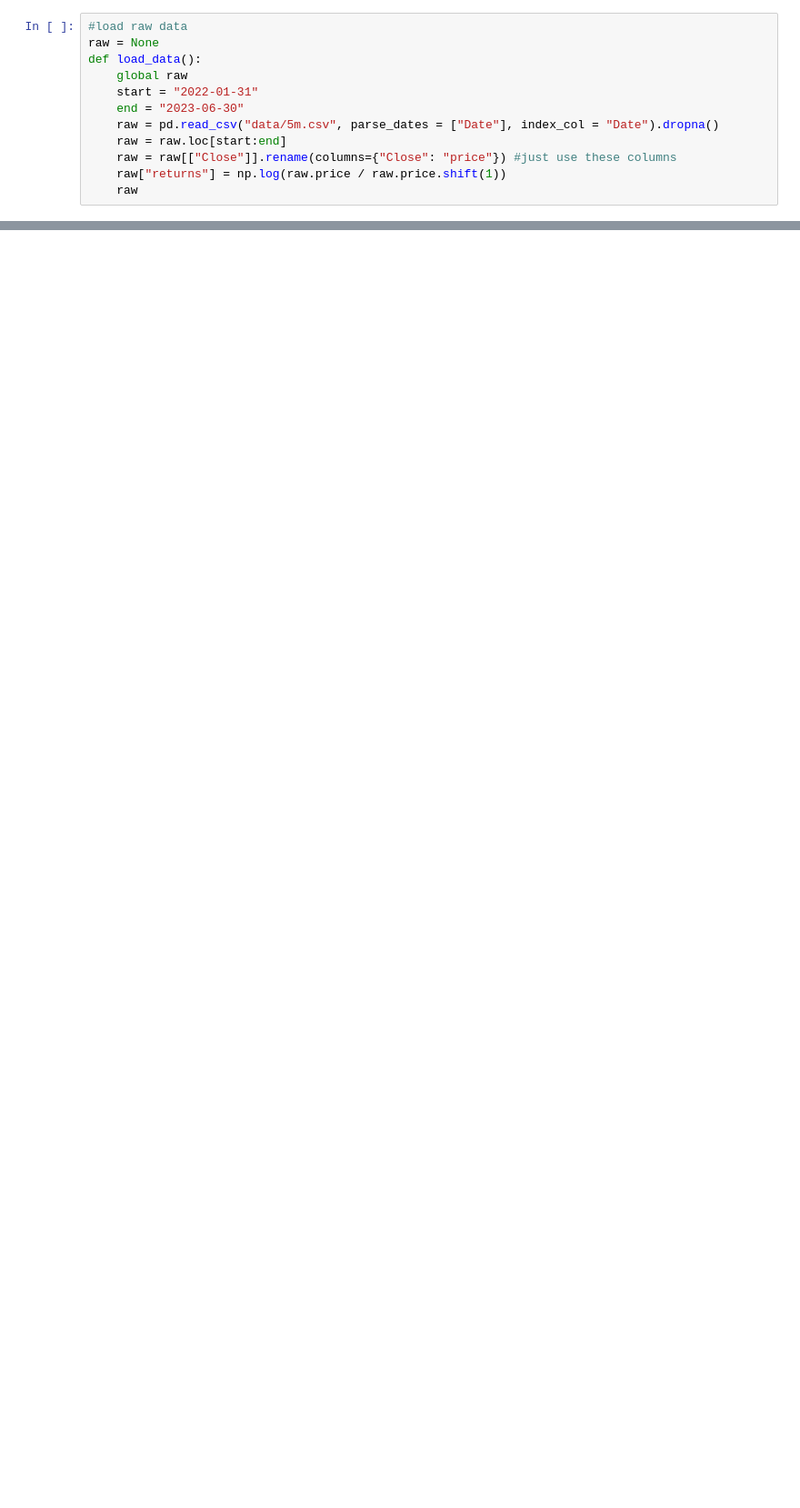
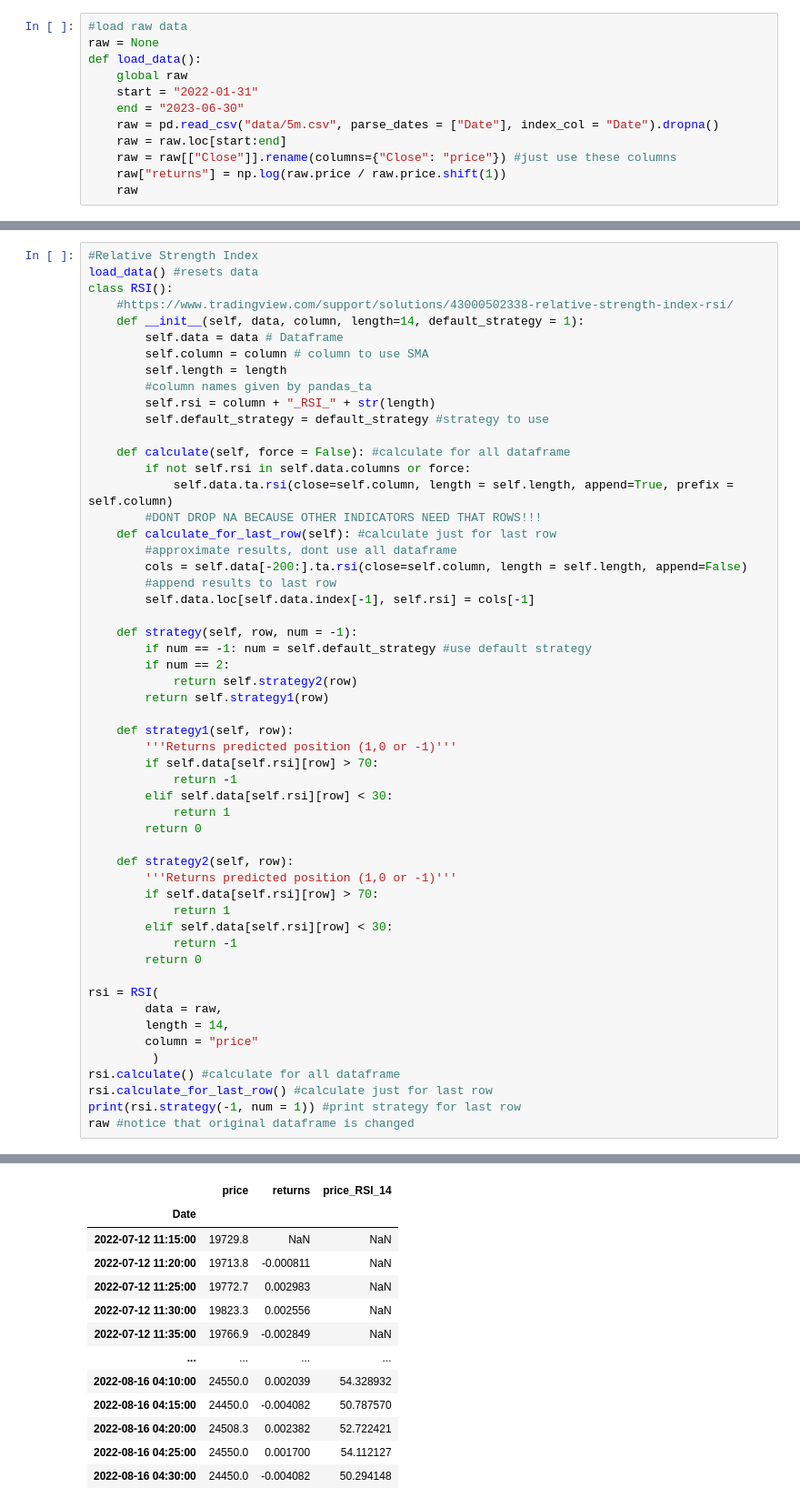
Before and after one commit to mauricioavs/trading-bot, a Jupyter notebook: Technical Indicators.ipynb, the cells around one changed output, grey strips where cells are left out. Shown at 91% size. Drawn from its saved outputs; the diff is of its cells as text; blank space fills up the shorter version.

```diff
--- a/Technical Indicators.ipynb
+++ b/Technical Indicators.ipynb
@@ -297,0 +362,55 @@ raw[["price|BBs|1|50|Lower", "price|BBs|1|50|Upper"]].plot(figsize = (12, 8))
+# %%
+#Relative Strength Index
+load_data() #resets data
+class RSI():
+    #https://www.tradingview.com/support/solutions/43000502338-relative-strength-index-rsi/
+    def __init__(self, data, column, length=14, default_strategy = 1):
+        self.data = data # Dataframe
+        self.column = column # column to use SMA
+        self.length = length
+        #column names given by pandas_ta
+        self.rsi = column + "_RSI_" + str(length)
+        self.default_strategy = default_strategy #strategy to use
+
+    def calculate(self, force = False): #calculate for all dataframe
+        if not self.rsi in self.data.columns or force:
+            self.data.ta.rsi(close=self.column, length = self.length, append=True, prefix = self.column)
+        #DONT DROP NA BECAUSE OTHER INDICATORS NEED THAT ROWS!!!
+    def calculate_for_last_row(self): #calculate just for last row
+        #approximate results, dont use all dataframe
+        cols = self.data[-200:].ta.rsi(close=self.column, length = self.length, append=False)
+        #append results to last row
+        self.data.loc[self.data.index[-1], self.rsi] = cols[-1]
+
+    def strategy(self, row, num = -1):
+        if num == -1: num = self.default_strategy #use default strategy
+        if num == 2:
+            return self.strategy2(row)
+        return self.strategy1(row)
+
+    def strategy1(self, row):
+        '''Returns predicted position (1,0 or -1)'''
+        if self.data[self.rsi][row] > 70:
+            return -1
+        elif self.data[self.rsi][row] < 30:
+            return 1
+        return 0
+
+    def strategy2(self, row):
+        '''Returns predicted position (1,0 or -1)'''
+        if self.data[self.rsi][row] > 70:
+            return 1
+        elif self.data[self.rsi][row] < 30:
+            return -1
+        return 0
+
+rsi = RSI(
+        data = raw,
+        length = 14,
+        column = "price"
+         )
+rsi.calculate() #calculate for all dataframe
+rsi.calculate_for_last_row() #calculate just for last row
+print(rsi.strategy(-1, num = 1)) #print strategy for last row
+raw #notice that original dataframe is changed
+# %% [output]
@@ -297,0 +418,13 @@ raw[["price|BBs|1|50|Lower", "price|BBs|1|50|Upper"]].plot(figsize = (12, 8))
+|  | price | returns | price_RSI_14 |
+| Date |  |  |  |
+| 2022-07-12 11:15:00 | 19729.8 | NaN | NaN |
+| 2022-07-12 11:20:00 | 19713.8 | -0.000811 | NaN |
+| 2022-07-12 11:25:00 | 19772.7 | 0.002983 | NaN |
+| 2022-07-12 11:30:00 | 19823.3 | 0.002556 | NaN |
+| 2022-07-12 11:35:00 | 19766.9 | -0.002849 | NaN |
+| ... | ... | ... | ... |
+| 2022-08-16 04:10:00 | 24550.0 | 0.002039 | 54.328932 |
+| 2022-08-16 04:15:00 | 24450.0 | -0.004082 | 50.787570 |
+| 2022-08-16 04:20:00 | 24508.3 | 0.002382 | 52.722421 |
+| 2022-08-16 04:25:00 | 24550.0 | 0.001700 | 54.112127 |
+| 2022-08-16 04:30:00 | 24450.0 | -0.004082 | 50.294148 |
```
Also changed, not shown: parts of 13 cells of this notebook, 4 other files.
